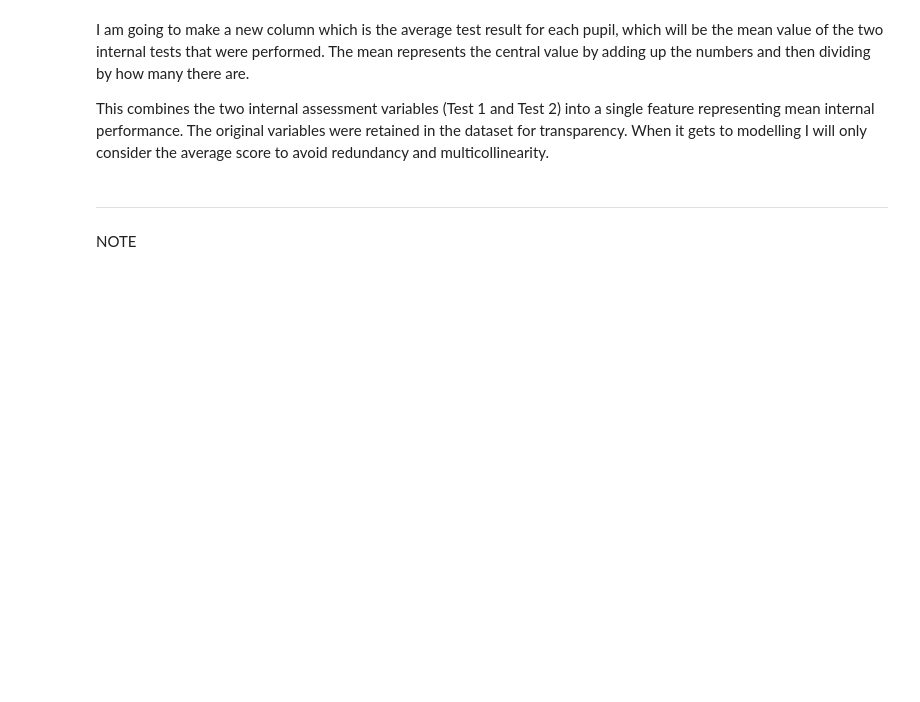
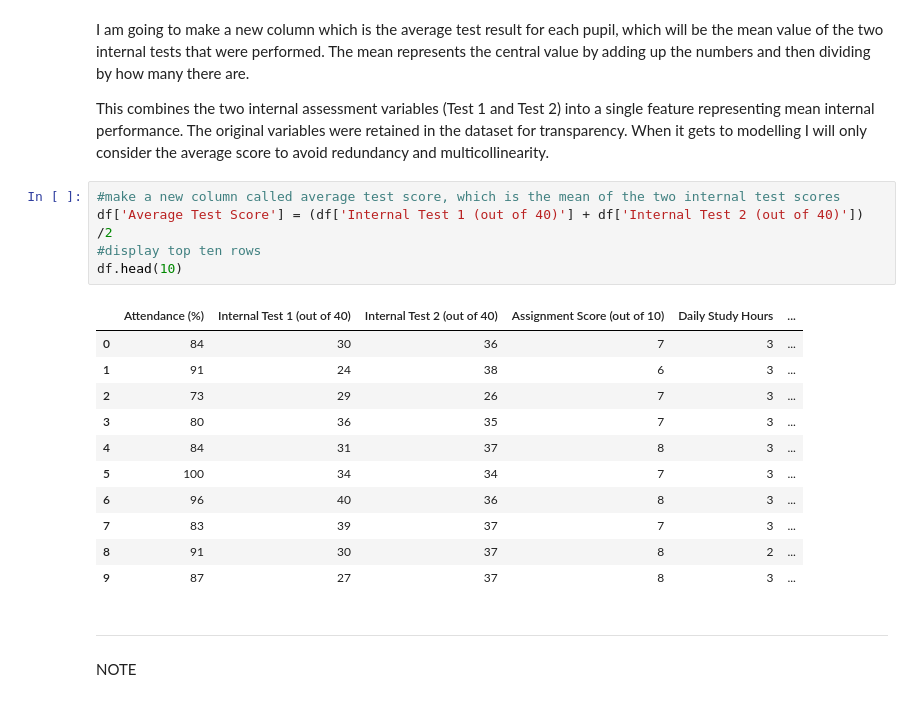
Before and after one commit to tb9757/Student-Academic-Performance, a Jupyter notebook: jupyter_notebooks/1. etl_and_data_cleaning.ipynb, the cells around one changed output. Drawn from its saved outputs; the diff is of its cells as text; blank space fills up the shorter version.

Commit message:
Add new column average test scores

```diff
--- a/jupyter_notebooks/1. etl_and_data_cleaning.ipynb
+++ b/jupyter_notebooks/1. etl_and_data_cleaning.ipynb
@@ -224,6 +224,23 @@ Memory useage has now decreased from 93.9kB to 11.8kB
 I am going to make a new column which is the average test result for each pupil, which will be the mean value of the two internal tests that were performed. The mean represents the central value by adding up the numbers and then dividing by how many there are.
 
 This combines the two internal assessment variables (Test 1 and Test 2) into a single feature representing mean internal performance. The original variables were retained in the dataset for transparency. When it gets to modelling I will only consider the average score to avoid redundancy and multicollinearity.
+# %%
+#make a new column called average test score, which is the mean of the two internal test scores
+df['Average Test Score'] = (df['Internal Test 1 (out of 40)'] + df['Internal Test 2 (out of 40)']) /2
+#display top ten rows
+df.head(10)
+# %% [output]
+|  | Attendance (%) | Internal Test 1 (out of 40) | Internal Test 2 (out of 40) | Assignment Score (out of 10) | Daily Study Hours | ... |
+| 0 | 84 | 30 | 36 | 7 | 3 | ... |
+| 1 | 91 | 24 | 38 | 6 | 3 | ... |
+| 2 | 73 | 29 | 26 | 7 | 3 | ... |
+| 3 | 80 | 36 | 35 | 7 | 3 | ... |
+| 4 | 84 | 31 | 37 | 8 | 3 | ... |
+| 5 | 100 | 34 | 34 | 7 | 3 | ... |
+| 6 | 96 | 40 | 36 | 8 | 3 | ... |
+| 7 | 83 | 39 | 37 | 7 | 3 | ... |
+| 8 | 91 | 30 | 37 | 8 | 2 | ... |
+| 9 | 87 | 27 | 37 | 8 | 3 | ... |
 # %% [markdown]
 ---
 # %% [markdown]
```
Also changed, not shown: parts of 1 cell of this notebook.
